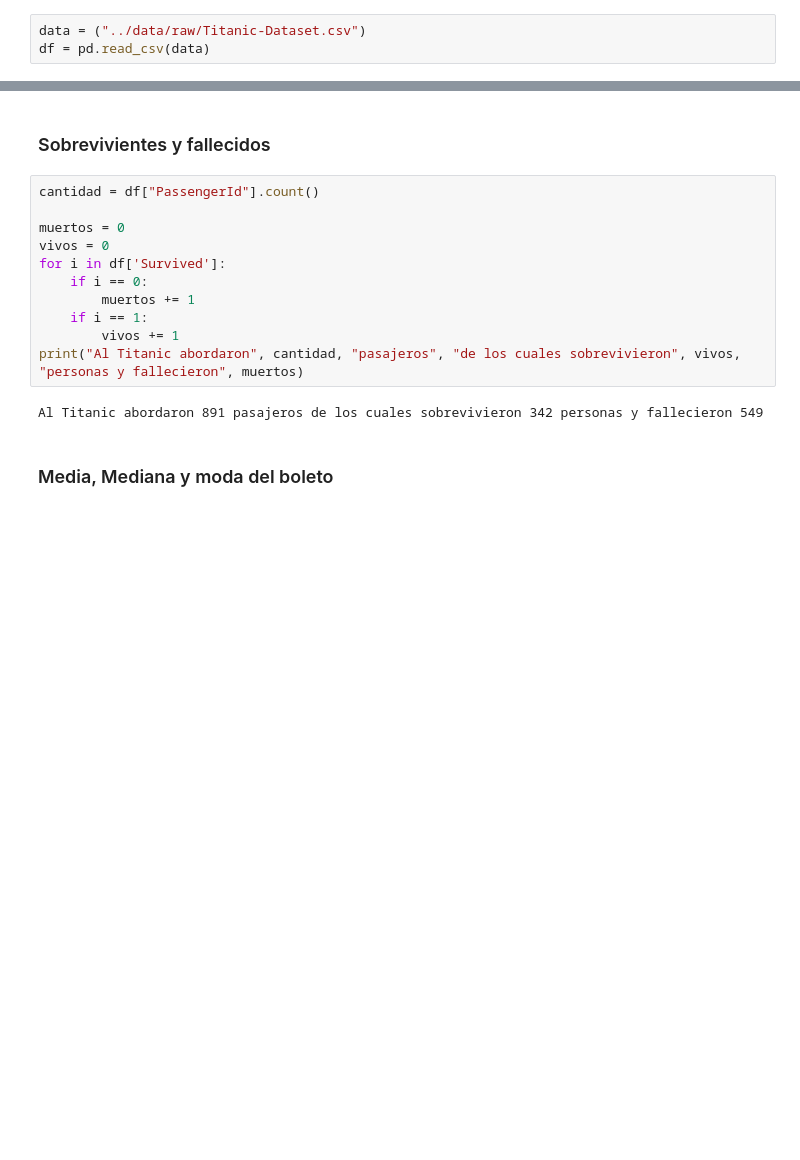
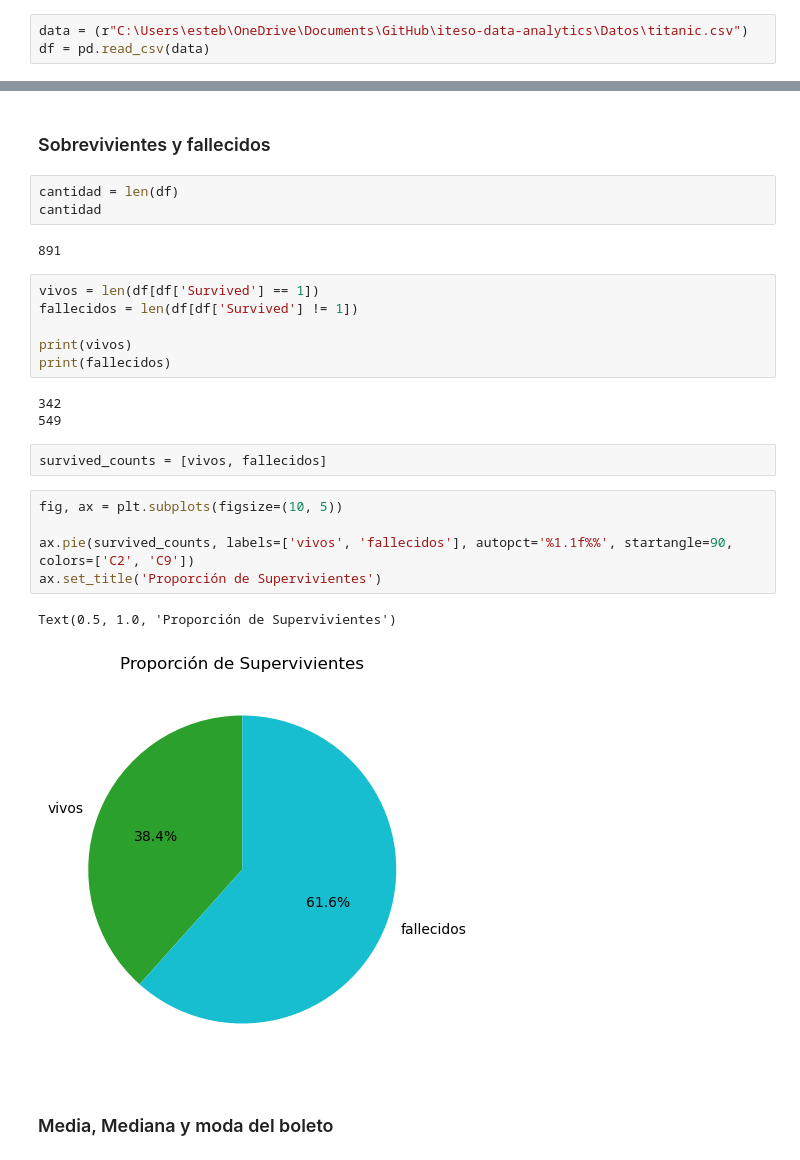
Before and after one commit to EstebanGomezVal/iteso-data-analytics, a Jupyter notebook: notebooks/Titanic2.ipynb, the cells around one changed output, grey strips where cells are left out. Saved outputs shown, nothing was run; the diff lists cells and outputs as text; blank space fills up the shorter version.

Commit message:
titanic

```diff
--- a/notebooks/Titanic2.ipynb
+++ b/notebooks/Titanic2.ipynb
@@ -12,7 +9,7 @@ Intel MKL WARNING: Support of Intel(R) Streaming SIMD Extensions 4.2 (Intel(R) S
 # %% [markdown]
 ### Leer dataset
 # %%
-data = ("../data/raw/Titanic-Dataset.csv")
+data = (r"C:\Users\esteb\OneDrive\Documents\GitHub\iteso-data-analytics\Datos\titanic.csv")
 df = pd.read_csv(data)
 # %%
 df.head()
@@ -25,19 +22,30 @@ df.head()
 | 4 | 5 | 0 | 3 | Allen, Mr. William Henry | male | 35.0 | 0 | 0 | 373450 | 8.0500 | ... |
 # %% [markdown]
 ### Sobrevivientes y fallecidos
-# %%
-cantidad = df["PassengerId"].count()
-
-muertos = 0
-vivos = 0
-for i in df['Survived']:
-    if i == 0:
-        muertos += 1
-    if i == 1:
-        vivos += 1
-print("Al Titanic abordaron", cantidad, "pasajeros", "de los cuales sobrevivieron", vivos, "personas y fallecieron", muertos)
-# %% [output]
-Al Titanic abordaron 891 pasajeros de los cuales sobrevivieron 342 personas y fallecieron 549
+# %%
+cantidad = len(df)
+cantidad
+# %% [output]
+891
+# %%
+vivos = len(df[df['Survived'] == 1])
+fallecidos = len(df[df['Survived'] != 1])
+
+print(vivos)
+print(fallecidos)
+# %% [output]
+342
+549
+# %%
+survived_counts = [vivos, fallecidos]
+# %%
+fig, ax = plt.subplots(figsize=(10, 5))
+
+ax.pie(survived_counts, labels=['vivos', 'fallecidos'], autopct='%1.1f%%', startangle=90, colors=['C2', 'C9'])
+ax.set_title('Proporción de Supervivientes')
+# %% [output]
+Text(0.5, 1.0, 'Proporción de Supervivientes')
+[figure, added]
 # %% [markdown]
 ### Media, Mediana y moda del boleto
 # %%
```
Also changed, not shown: parts of 11 cells of this notebook.
